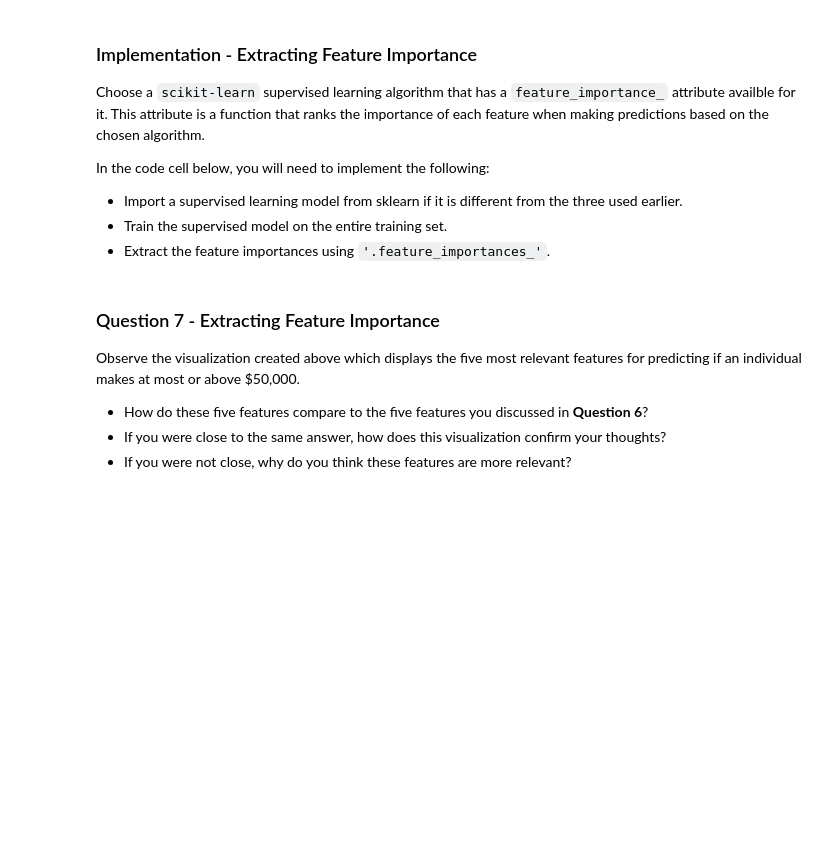
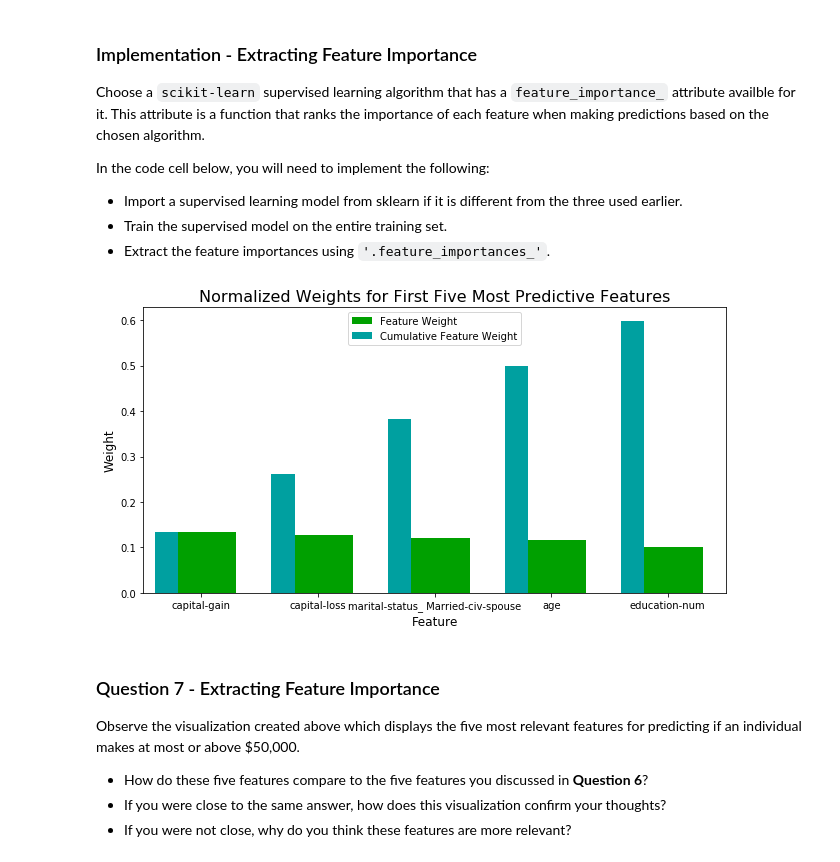
Before and after one commit to mavrik72/machine-learning, a Jupyter notebook: projects/finding_donors/finding_donors.ipynb, the cells around one changed output. Drawn from its saved outputs; the diff is of its cells as text; code cells hidden in the pictures; blank space fills up the shorter version.

```diff
--- a/projects/finding_donors/finding_donors.ipynb
+++ b/projects/finding_donors/finding_donors.ipynb
@@ -605,15 +627,17 @@ In the code cell below, you will need to implement the following:
 # %%
 # TODO: Import a supervised learning model that has 'feature_importances_'
 
 
 # TODO: Train the supervised model on the training set using .fit(X_train, y_train)
-model = None
+model = GradientBoostingClassifier().fit(X_train, y_train)
 
 # TODO: Extract the feature importances using .feature_importances_
-importances = None
+importances = model.feature_importances_
 
 # Plot
 vs.feature_plot(importances, X_train, y_train)
+# %% [output]
+[figure, added]
 # %% [markdown]
 ### Question 7 - Extracting Feature Importance
 
```
Also changed, not shown: parts of 18 cells of this notebook, 1 other file.
